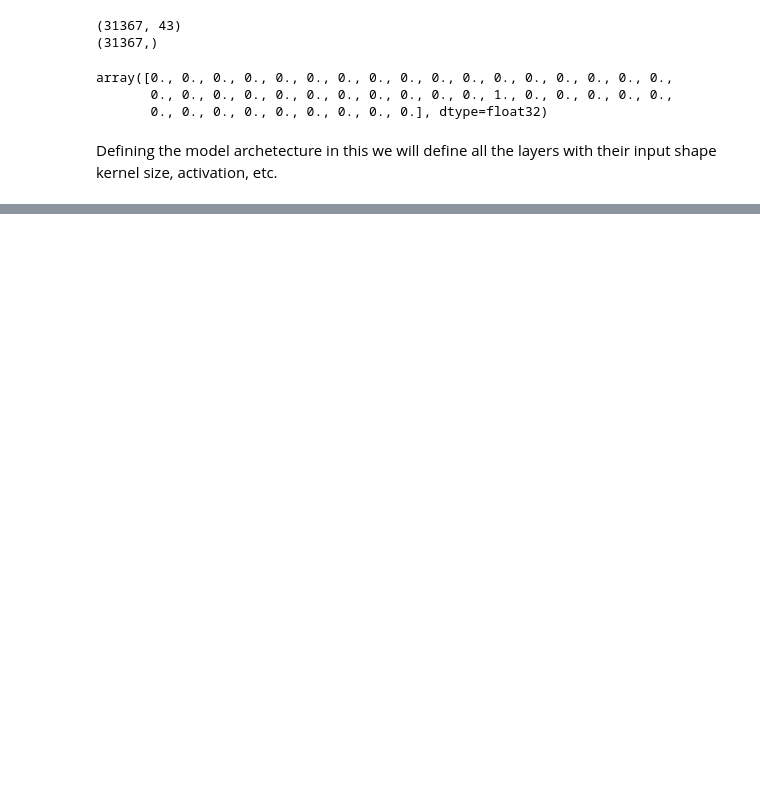
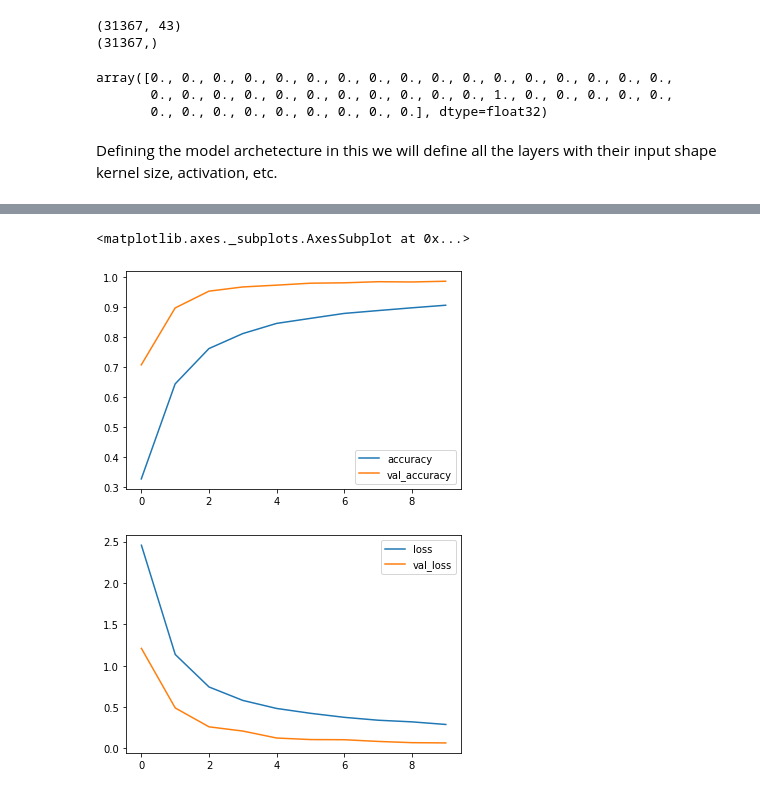
Before and after one commit to bbouya/Traffic_Sign_Classification, a Jupyter notebook: Traffic_Sign.ipynb, the cells around one changed output, grey strips where cells are left out. Saved outputs shown, nothing was run; the diff lists cells and outputs as text; code cells hidden in the pictures; blank space fills up the shorter version.

```diff
--- a/Traffic_Sign.ipynb
+++ b/Traffic_Sign.ipynb
@@ -273,5 +271,5 @@ Trainable params: 1,035,627
 Non-trainable params: 0
 _________________________________________________________________
 # %%
-model.fit(x_train,y_train,epochs=	50,batch_size=128,validation_data=(x_val,y_val), verbose= 2 )
+model.fit(x_train,y_train,epochs=	10,batch_size=128,validation_data=(x_val,y_val), verbose= 2 )
 # %% [output]
@@ -294,0 +297,8 @@ Epoch 9/50
+# %%
+evaluation  = pd.DataFrame(model.history.history)
+evaluation[['accuracy','val_accuracy']].plot()
+evaluation[['loss','val_loss']].plot()
+# %% [output]
+<matplotlib.axes._subplots.AxesSubplot at 0x...>
+[figure, added]
+[figure, added]
```
Also changed, not shown: parts of 15 cells of this notebook.
